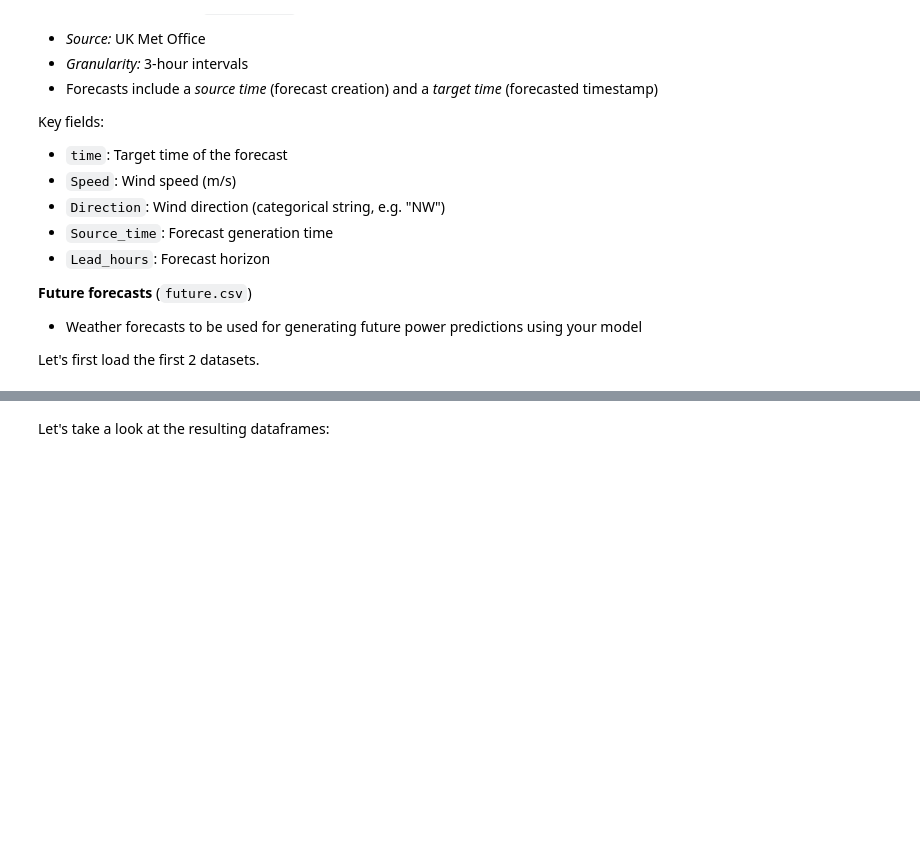
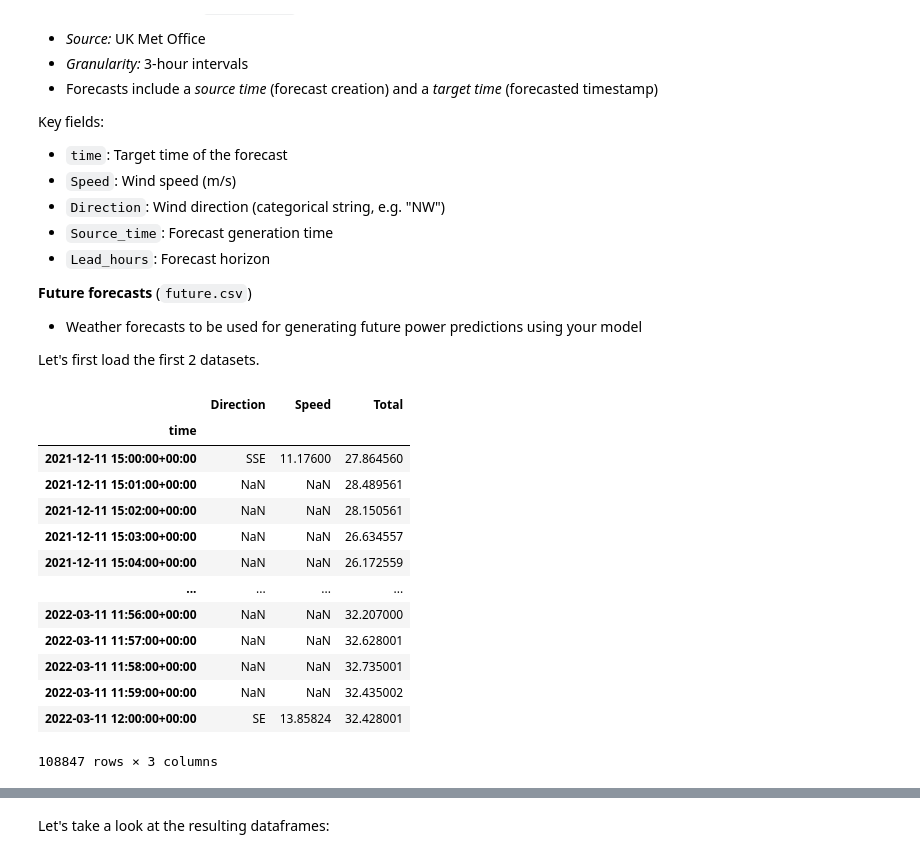
Before and after one commit to maribelpreite/orkney-wind-energy-forecasting, a Jupyter notebook: exploration.ipynb, the cells around one changed output, grey strips where cells are left out. Saved outputs shown, nothing was run; the diff lists cells and outputs as text; code cells hidden in the pictures; blank space fills up the shorter version.

```diff
--- a/exploration.ipynb
+++ b/exploration.ipynb
@@ -90,3 +90,22 @@ Let's first load the first 2 datasets.
 # %%
 power_df = pd.read_csv('data/power.csv', parse_dates=["time"], index_col="time")
 wind_df = pd.read_csv('data/weather.csv', parse_dates=["time"], index_col="time")
+# %%
+import src.preprocessing as pp
+data = pp.align_data(power_df, wind_df)
+data
+# %% [output]
+|  | Direction | Speed | Total |
+| time |  |  |  |
+| 2021-12-11 15:00:00+00:00 | SSE | 11.17600 | 27.864560 |
+| 2021-12-11 15:01:00+00:00 | NaN | NaN | 28.489561 |
+| 2021-12-11 15:02:00+00:00 | NaN | NaN | 28.150561 |
+| 2021-12-11 15:03:00+00:00 | NaN | NaN | 26.634557 |
+| 2021-12-11 15:04:00+00:00 | NaN | NaN | 26.172559 |
+| ... | ... | ... | ... |
+| 2022-03-11 11:56:00+00:00 | NaN | NaN | 32.207000 |
+| 2022-03-11 11:57:00+00:00 | NaN | NaN | 32.628001 |
+| 2022-03-11 11:58:00+00:00 | NaN | NaN | 32.735001 |
+| 2022-03-11 11:59:00+00:00 | NaN | NaN | 32.435002 |
+| 2022-03-11 12:00:00+00:00 | SE | 13.85824 | 32.428001 |
+108847 rows × 3 columns
```
Also changed, not shown: parts of 4 cells of this notebook, 1 other file.
